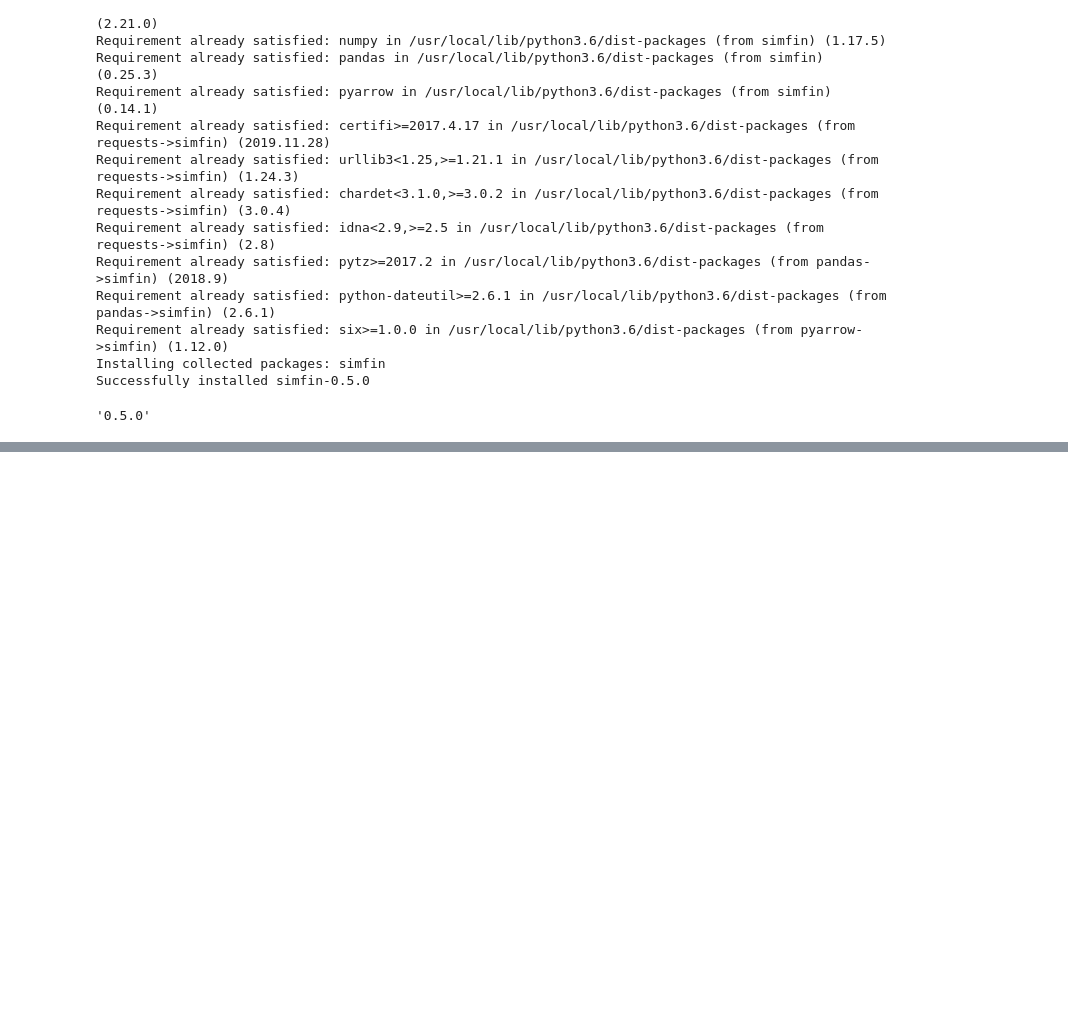
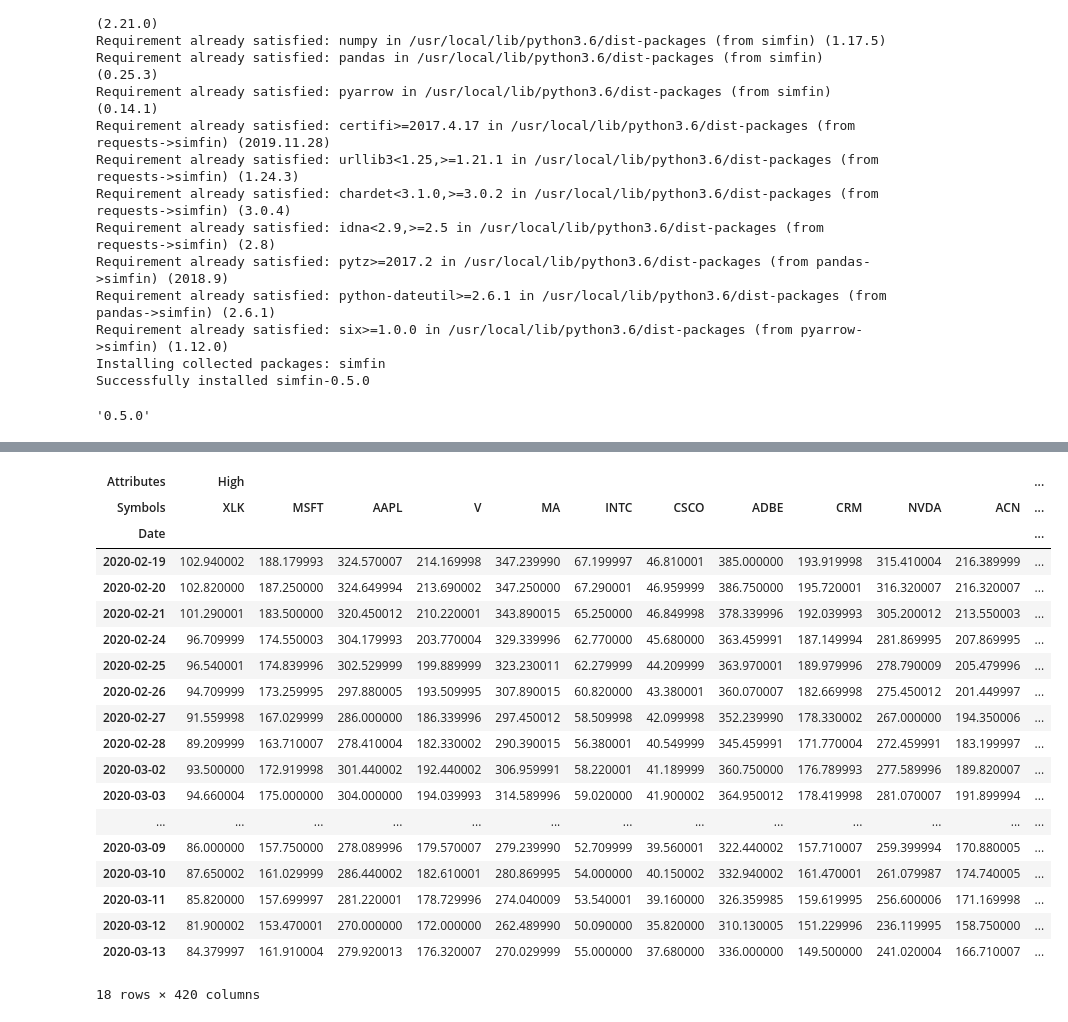
Before and after one commit to WIVIV/financial_analysis, a Jupyter notebook: Percent_Change_V1_0.ipynb, the cells around one changed output, grey strips where cells are left out. Cells and saved outputs as stored; diff of their text form; code cells hidden in the pictures; blank space fills up the shorter version.

```diff
--- a/Percent_Change_V1_0.ipynb
+++ b/Percent_Change_V1_0.ipynb
@@ -48,0 +77,4 @@ sns.set_style("whitegrid")
+# %%
+#February 19, 2020: The S&P 500 index reached its highest point in the bull market that started from the low point on March 9, 2009.
+start_sp = datetime(2020, 2, 19).strftime('%Y-%m-%d')
+end_sp = datetime.today().strftime('%Y-%m-%d')
@@ -48,0 +104,27 @@ sns.set_style("whitegrid")
+# %%
+ticker_symbols_list = ['XLK','MSFT','AAPL','V','MA','INTC','CSCO','ADBE','CRM','NVDA','ACN','AVGO','PYPL','ORCL','IBM','TXN','QCOM','FIS','ADP','INTU','FISV','GPN','AMAT','MU','NOW','ADI','AMD','ADSK','LRCX','CTSH','APH','TEL','HPQ','PAYX','MSI','FLT','KLAC','MCHP','XLNX','GLW','ANSS','HPE','SNPS','VRSN','CDW','KEYS','CDNS','SWKS','MXIM','FTNT','NLOK','NTAP','WDC','IT','AKAM','BR','CTXS','STX','QRVO','LDOS','JKHY','WU','ANET','DXC','JNPR','FFIV','FLIR','XRX','IPGP','ADS']
+# create a yearly dataframe with all features, returns (2), nlp, 3 years (2017-2018 on 2019)
+# %%
+close_price_df = pdr.get_data_yahoo(ticker_symbols_list, start_sp, end_sp).reset_index
+close_price_df
+# %% [output]
+| Attributes | High |  |  |  |  |  |  |  |  |  |  | ... |
+| Symbols | XLK | MSFT | AAPL | V | MA | INTC | CSCO | ADBE | CRM | NVDA | ACN | ... |
+| Date |  |  |  |  |  |  |  |  |  |  |  | ... |
+| 2020-02-19 | 102.940002 | 188.179993 | 324.570007 | 214.169998 | 347.239990 | 67.199997 | 46.810001 | 385.000000 | 193.919998 | 315.410004 | 216.389999 | ... |
+| 2020-02-20 | 102.820000 | 187.250000 | 324.649994 | 213.690002 | 347.250000 | 67.290001 | 46.959999 | 386.750000 | 195.720001 | 316.320007 | 216.320007 | ... |
+| 2020-02-21 | 101.290001 | 183.500000 | 320.450012 | 210.220001 | 343.890015 | 65.250000 | 46.849998 | 378.339996 | 192.039993 | 305.200012 | 213.550003 | ... |
+| 2020-02-24 | 96.709999 | 174.550003 | 304.179993 | 203.770004 | 329.339996 | 62.770000 | 45.680000 | 363.459991 | 187.149994 | 281.869995 | 207.869995 | ... |
+| 2020-02-25 | 96.540001 | 174.839996 | 302.529999 | 199.889999 | 323.230011 | 62.279999 | 44.209999 | 363.970001 | 189.979996 | 278.790009 | 205.479996 | ... |
+| 2020-02-26 | 94.709999 | 173.259995 | 297.880005 | 193.509995 | 307.890015 | 60.820000 | 43.380001 | 360.070007 | 182.669998 | 275.450012 | 201.449997 | ... |
+| 2020-02-27 | 91.559998 | 167.029999 | 286.000000 | 186.339996 | 297.450012 | 58.509998 | 42.099998 | 352.239990 | 178.330002 | 267.000000 | 194.350006 | ... |
+| 2020-02-28 | 89.209999 | 163.710007 | 278.410004 | 182.330002 | 290.390015 | 56.380001 | 40.549999 | 345.459991 | 171.770004 | 272.459991 | 183.199997 | ... |
+| 2020-03-02 | 93.500000 | 172.919998 | 301.440002 | 192.440002 | 306.959991 | 58.220001 | 41.189999 | 360.750000 | 176.789993 | 277.589996 | 189.820007 | ... |
+| 2020-03-03 | 94.660004 | 175.000000 | 304.000000 | 194.039993 | 314.589996 | 59.020000 | 41.900002 | 364.950012 | 178.419998 | 281.070007 | 191.899994 | ... |
+| ... | ... | ... | ... | ... | ... | ... | ... | ... | ... | ... | ... | ... |
+| 2020-03-09 | 86.000000 | 157.750000 | 278.089996 | 179.570007 | 279.239990 | 52.709999 | 39.560001 | 322.440002 | 157.710007 | 259.399994 | 170.880005 | ... |
+| 2020-03-10 | 87.650002 | 161.029999 | 286.440002 | 182.610001 | 280.869995 | 54.000000 | 40.150002 | 332.940002 | 161.470001 | 261.079987 | 174.740005 | ... |
+| 2020-03-11 | 85.820000 | 157.699997 | 281.220001 | 178.729996 | 274.040009 | 53.540001 | 39.160000 | 326.359985 | 159.619995 | 256.600006 | 171.169998 | ... |
+| 2020-03-12 | 81.900002 | 153.470001 | 270.000000 | 172.000000 | 262.489990 | 50.090000 | 35.820000 | 310.130005 | 151.229996 | 236.119995 | 158.750000 | ... |
+| 2020-03-13 | 84.379997 | 161.910004 | 279.920013 | 176.320007 | 270.029999 | 55.000000 | 37.680000 | 336.000000 | 149.500000 | 241.020004 | 166.710007 | ... |
+18 rows × 420 columns
```
Also changed, not shown: parts of 10 cells of this notebook.
